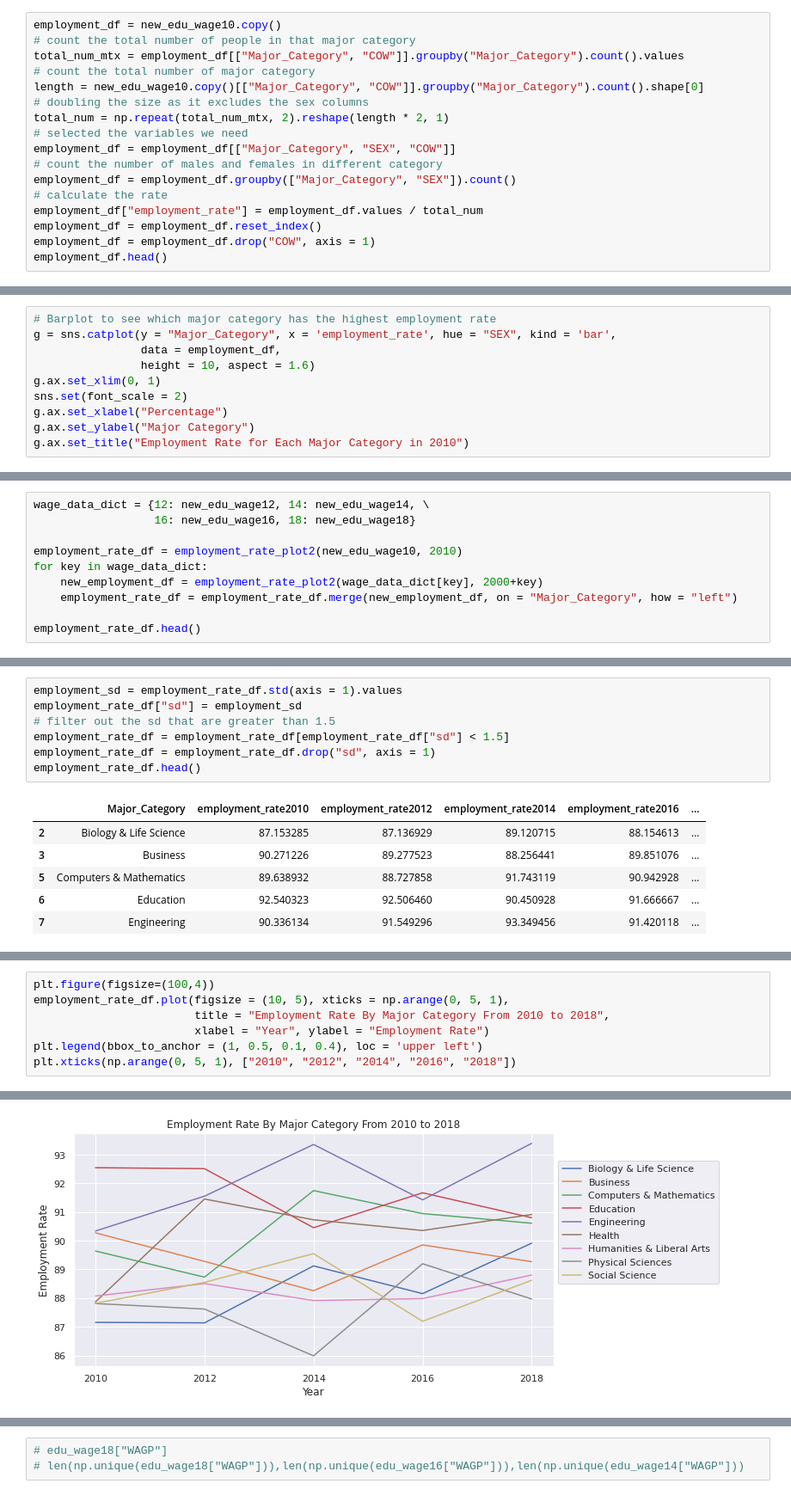
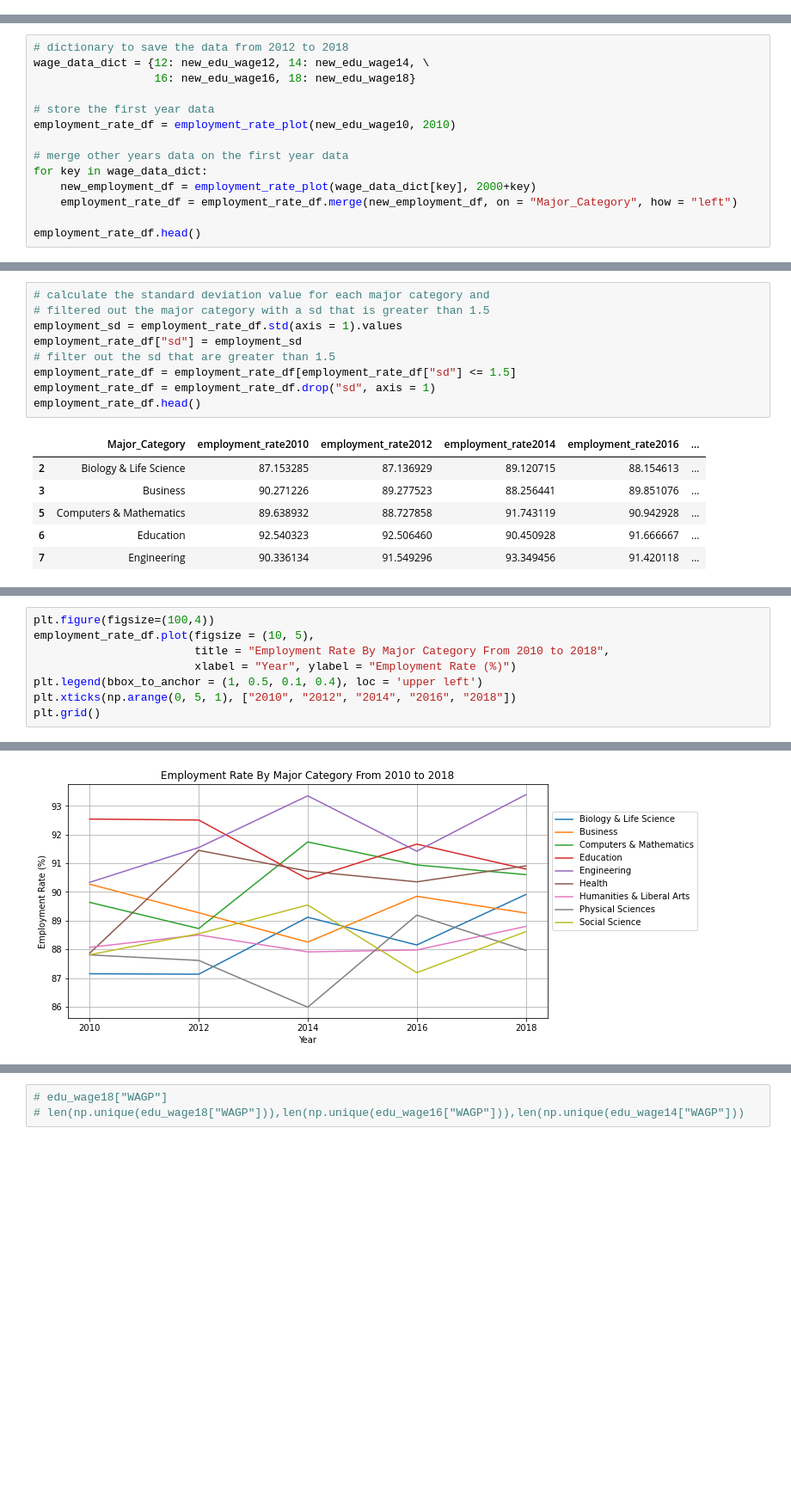
Before and after one commit to UCB-stat-159-s22/hw07-Group21, a Jupyter notebook: stephen-analysis.ipynb, the cells around one changed output, grey strips where cells are left out. Shown: that part at 86% size. Cells and saved outputs as stored; diff of their text form; blank space fills up the shorter version.

Commit message:
add explanation to the plot

```diff
--- a/stephen-analysis.ipynb
+++ b/stephen-analysis.ipynb
@@ -90,17 +74,0 @@ len(np.unique(new_edu_wage18["First_degree"])), len(np.unique(new_edu_wage18["Ma
-# %%
-employment_df = new_edu_wage10.copy()
-# count the total number of people in that major category
-total_num_mtx = employment_df[["Major_Category", "COW"]].groupby("Major_Category").count().values
-# count the total number of major category
-length = new_edu_wage10.copy()[["Major_Category", "COW"]].groupby("Major_Category").count().shape[0]
-# doubling the size as it excludes the sex columns
-total_num = np.repeat(total_num_mtx, 2).reshape(length * 2, 1)
-# selected the variables we need
-employment_df = employment_df[["Major_Category", "SEX", "COW"]]
-# count the number of males and females in different category
-employment_df = employment_df.groupby(["Major_Category", "SEX"]).count()
-# calculate the rate
-employment_df["employment_rate"] = employment_df.values / total_num
-employment_df = employment_df.reset_index()
-employment_df = employment_df.drop("COW", axis = 1)
-employment_df.head()
@@ -114,10 +74,0 @@ employment_df.head()
-# %%
-# Barplot to see which major category has the highest employment rate
-g = sns.catplot(y = "Major_Category", x = 'employment_rate', hue = "SEX", kind = 'bar',
-                data = employment_df,
-                height = 10, aspect = 1.6)
-g.ax.set_xlim(0, 1)
-sns.set(font_scale = 2)
-g.ax.set_xlabel("Percentage")
-g.ax.set_ylabel("Major Category")
-g.ax.set_title("Employment Rate for Each Major Category in 2010")
@@ -215,12 +103,16 @@ def employment_rate_plot2(table1, year):
 # %% [markdown]
 ## Which major categories have the stable demand of careers over time?
 # %%
+# dictionary to save the data from 2012 to 2018
 wage_data_dict = {12: new_edu_wage12, 14: new_edu_wage14, \
                   16: new_edu_wage16, 18: new_edu_wage18}
 
-employment_rate_df = employment_rate_plot2(new_edu_wage10, 2010)
+# store the first year data
+employment_rate_df = employment_rate_plot(new_edu_wage10, 2010)
+
+# merge other years data on the first year data
 for key in wage_data_dict:
-    new_employment_df = employment_rate_plot2(wage_data_dict[key], 2000+key)
+    new_employment_df = employment_rate_plot(wage_data_dict[key], 2000+key)
     employment_rate_df = employment_rate_df.merge(new_employment_df, on = "Major_Category", how = "left")
 
 employment_rate_df.head()
@@ -237,10 +129,12 @@ See the caveats in the documentation: https://pandas.pydata.org/pandas-docs/stab
 | 3 | Business | 90.271226 | 89.277523 | 88.256441 | 89.851076 | ... |
 | 4 | Communications & Journalism | 84.548105 | 85.863874 | 86.908078 | 84.459459 | ... |
 # %%
+# calculate the standard deviation value for each major category and
+# filtered out the major category with a sd that is greater than 1.5
 employment_sd = employment_rate_df.std(axis = 1).values
 employment_rate_df["sd"] = employment_sd
 # filter out the sd that are greater than 1.5
-employment_rate_df = employment_rate_df[employment_rate_df["sd"] < 1.5]
+employment_rate_df = employment_rate_df[employment_rate_df["sd"] <= 1.5]
 employment_rate_df = employment_rate_df.drop("sd", axis = 1)
 employment_rate_df.head()
 # %% [output]
@@ -269,8 +160,9 @@ employment_rate_df.head()
 # %%
 plt.figure(figsize=(100,4))
-employment_rate_df.plot(figsize = (10, 5), xticks = np.arange(0, 5, 1),
+employment_rate_df.plot(figsize = (10, 5),
                         title = "Employment Rate By Major Category From 2010 to 2018",
-                        xlabel = "Year", ylabel = "Employment Rate")
+                        xlabel = "Year", ylabel = "Employment Rate (%)")
 plt.legend(bbox_to_anchor = (1, 0.5, 0.1, 0.4), loc = 'upper left')
 plt.xticks(np.arange(0, 5, 1), ["2010", "2012", "2014", "2016", "2018"])
+plt.grid()
 # %% [output]
@@ -288 +170 @@ plt.xticks(np.arange(0, 5, 1), ["2010", "2012", "2014", "2016", "2018"])
-[figure, old version]
+[figure, new version]
```
Also changed, not shown: parts of 18 cells of this notebook.
